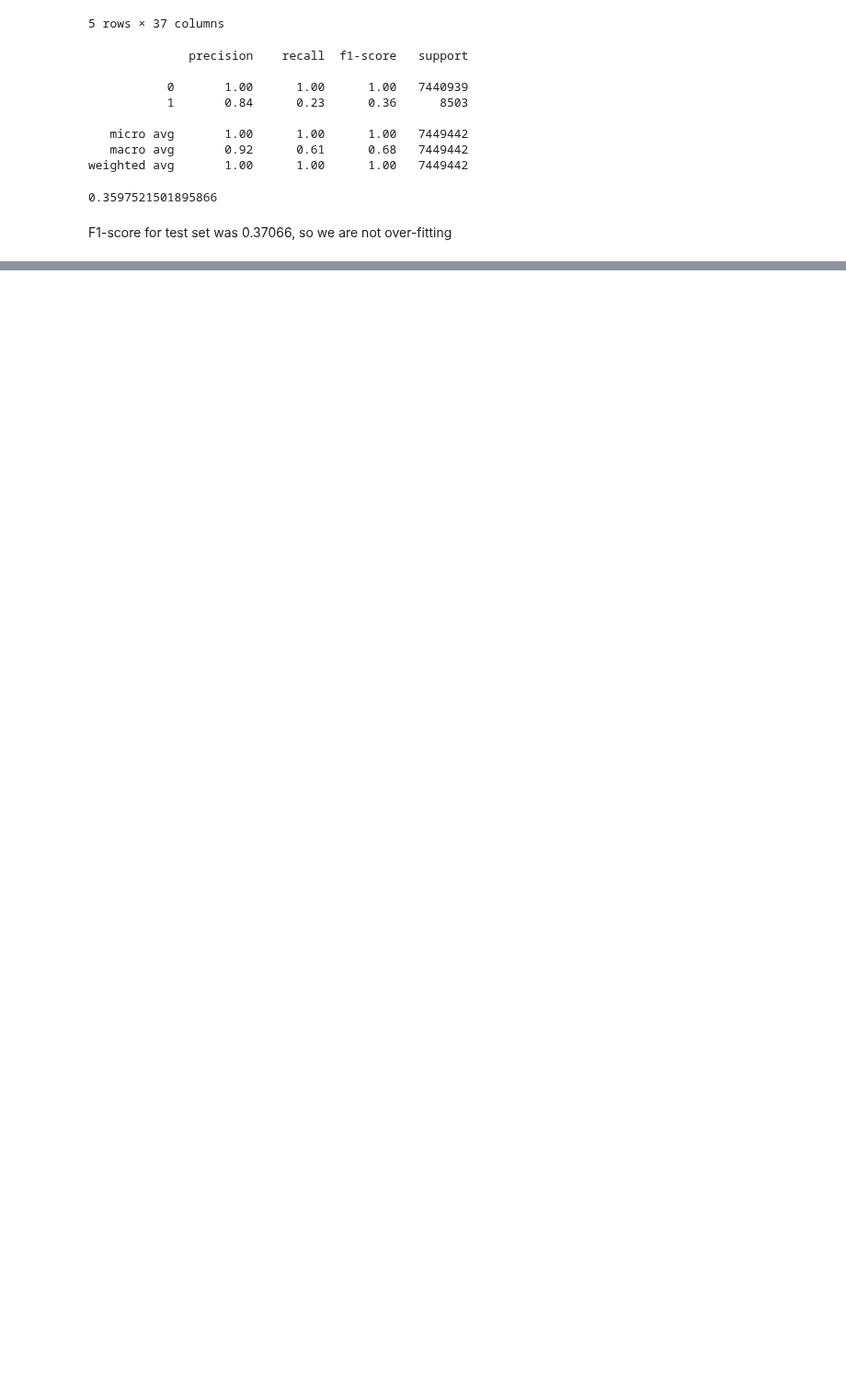
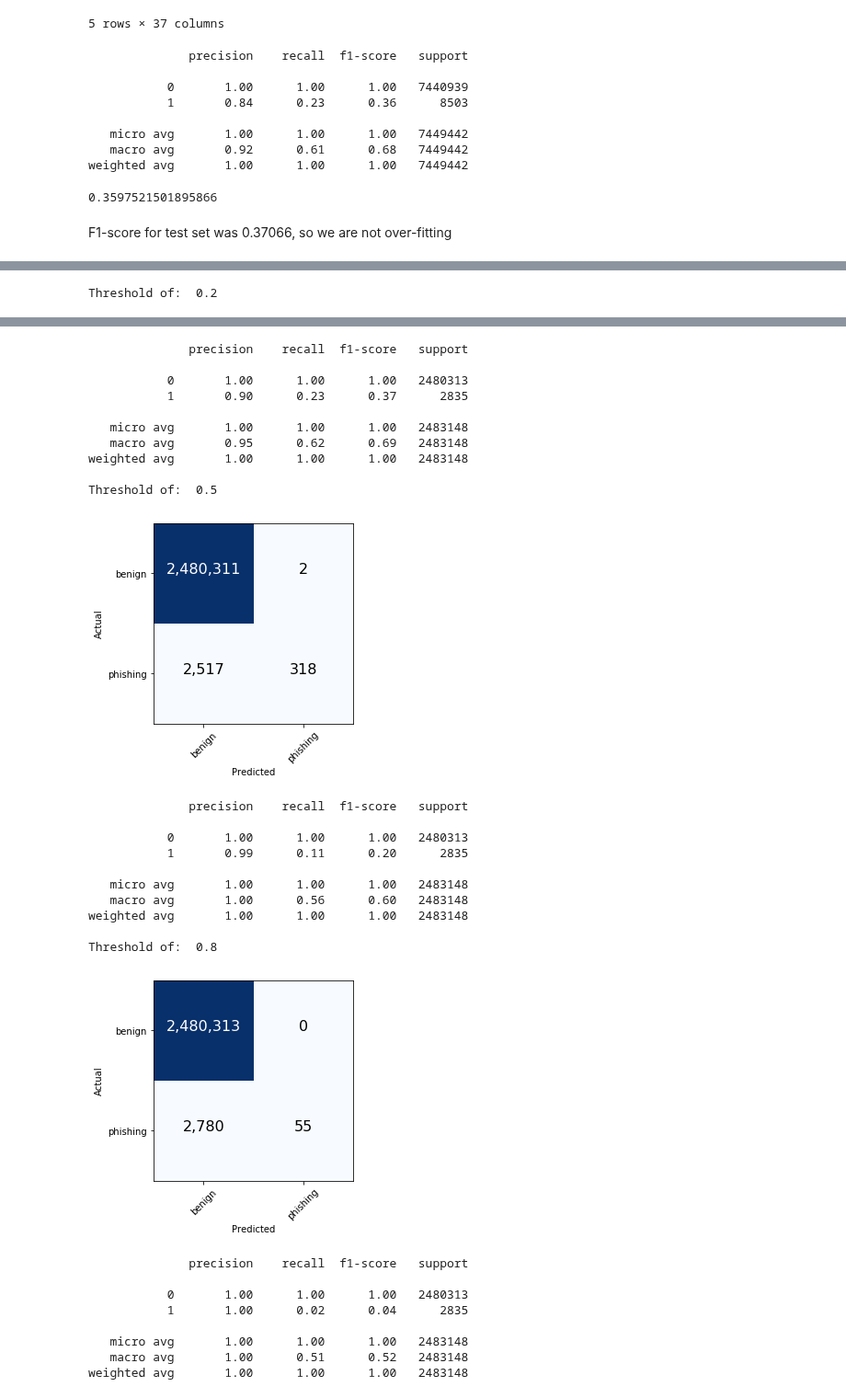
Before and after one commit to kbfreder/phishing-urls, a Jupyter notebook: notebooks/06-model_eval.ipynb, the cells around one changed output, grey strips where cells are left out. Shown at 92% size. Cells and saved outputs as stored; diff of their text form; code cells hidden in the pictures; blank space fills up the shorter version.

```diff
--- a/notebooks/06-model_eval.ipynb
+++ b/notebooks/06-model_eval.ipynb
@@ -276,0 +338,11 @@ F1-score for test set was 0.37066, so we are not over-fitting
+# %%
+for thr_opt in [0.2, 0.5, 0.8]:
+
+    new_y_pred = [1 if x > thr_opt else 0 for x in y_proba]
+    new_cm = confusion_matrix(y_true_enc, new_y_pred)
+    new_clf_report = classification_report(y_true_enc, new_y_pred)
+    print('Threshold of: ', thr_opt)
+    u.plot_conf_matrix(new_cm, labels=['benign', 'phishing'])
+    print(new_clf_report)
+# %% [output]
+Threshold of:  0.2
@@ -276,0 +350,30 @@ F1-score for test set was 0.37066, so we are not over-fitting
+              precision    recall  f1-score   support
+
+           0       1.00      1.00      1.00   2480313
+           1       0.90      0.23      0.37      2835
+
+   micro avg       1.00      1.00      1.00   2483148
+   macro avg       0.95      0.62      0.69   2483148
+weighted avg       1.00      1.00      1.00   2483148
+
+Threshold of:  0.5
+[figure, added]
+              precision    recall  f1-score   support
+
+           0       1.00      1.00      1.00   2480313
+           1       0.99      0.11      0.20      2835
+
+   micro avg       1.00      1.00      1.00   2483148
+   macro avg       1.00      0.56      0.60   2483148
+weighted avg       1.00      1.00      1.00   2483148
+
+Threshold of:  0.8
+[figure, added]
+              precision    recall  f1-score   support
+
+           0       1.00      1.00      1.00   2480313
+           1       1.00      0.02      0.04      2835
+
+   micro avg       1.00      1.00      1.00   2483148
+   macro avg       1.00      0.51      0.52   2483148
+weighted avg       1.00      1.00      1.00   2483148
```
Also changed, not shown: parts of 6 cells of this notebook, 5 other files.
